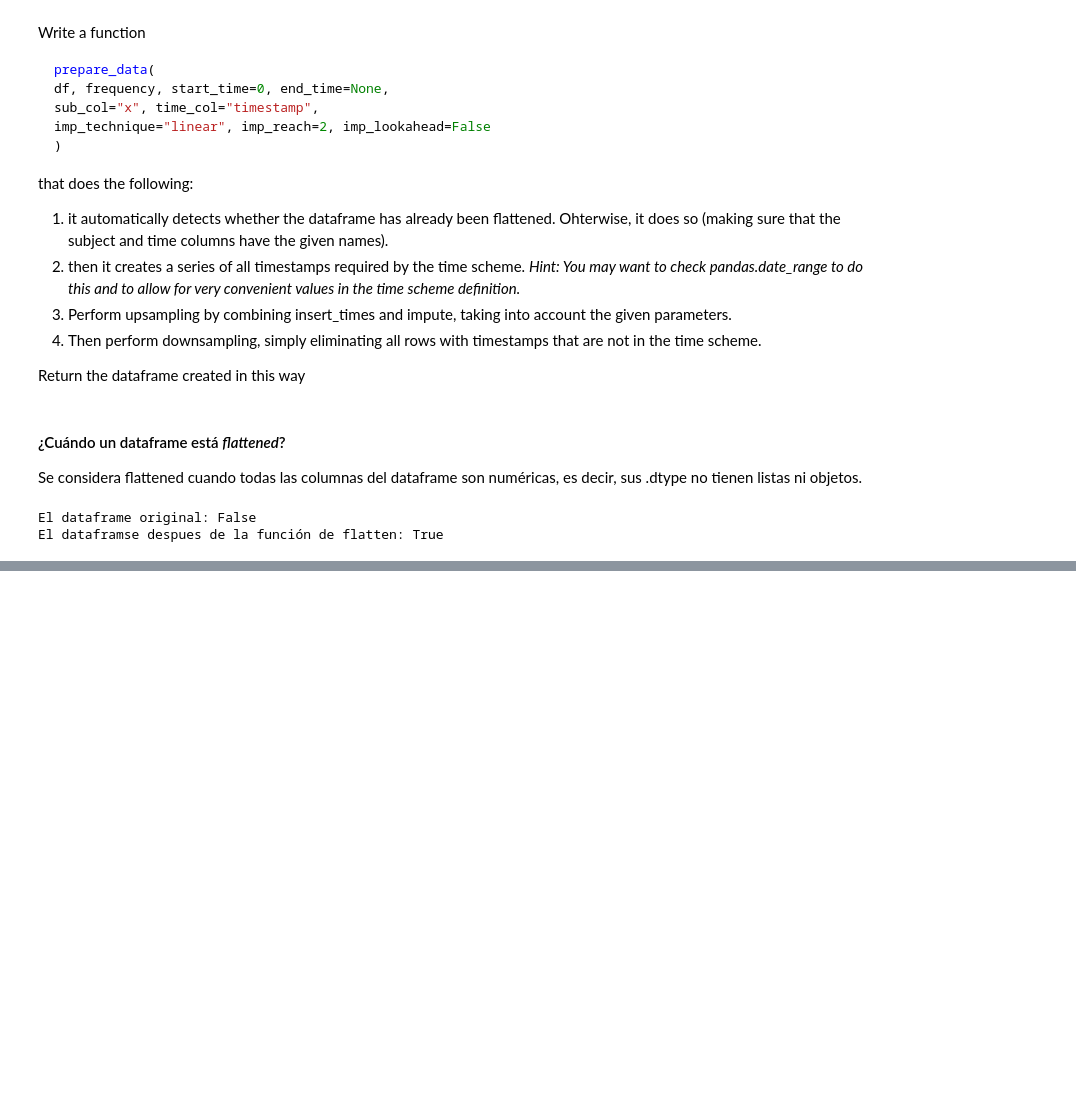
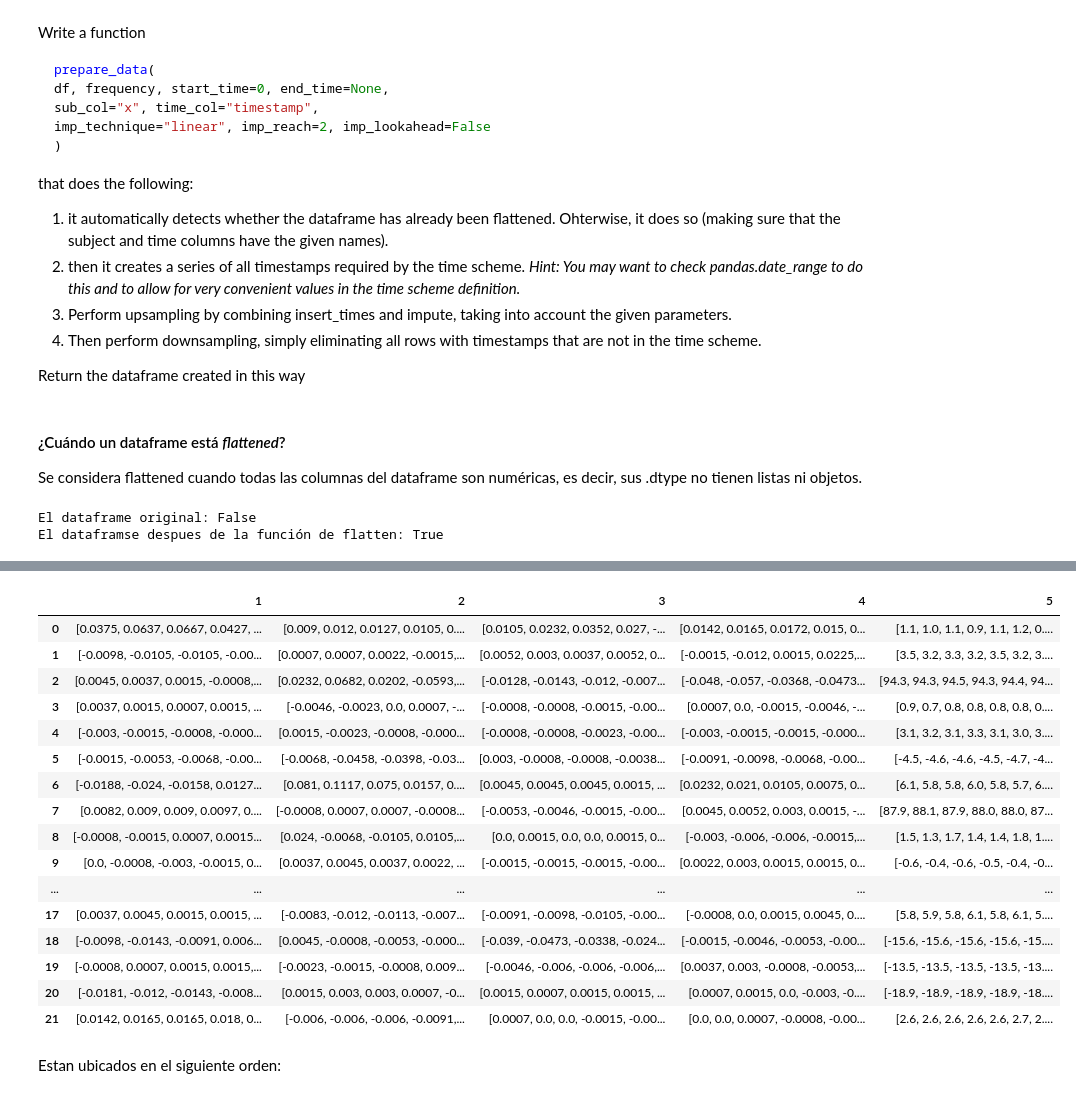
Before and after one commit to RegalParasite/TimeSesires-Sheets, a Jupyter notebook: Sheet-1.ipynb, the cells around one changed output, grey strips where cells are left out. Saved outputs shown, nothing was run; the diff lists cells and outputs as text; code cells hidden in the pictures; blank space fills up the shorter version.

```diff
--- a/Sheet-1.ipynb
+++ b/Sheet-1.ipynb
@@ -358,0 +383,55 @@ Upsampling and downsampling completed successfully.
+# %%
+abnormal_folder = 'db/SEMG_DB1/A_TXT'
+normal_folder = 'db/SEMG_DB1/N_TXT'
+
+abnormal_files = os.listdir(abnormal_folder)
+normal_files = os.listdir(normal_folder)
+archivos=abnormal_files+normal_files
+
+abnormal_paths = [os.path.join(abnormal_folder, file) for file in abnormal_files]
+normal_paths = [os.path.join(normal_folder, file) for file in normal_files]
+
+all_paths = abnormal_paths + normal_paths
+
+
+# Crear un DataFrame vacío
+
+df3=pd.DataFrame()
+
+# Lista para almacenar los dataframes
+dataframes=[]
+for i,archivo in enumerate(archivos):
+    if archivo.find('pie') != -1:
+        df = pd.read_csv(all_paths[i], delimiter='\t', skiprows=7,usecols=range(5))
+        df.columns=['1','2','3','4','5']
+
+        df_final = pd.DataFrame()
+
+        # Iterar sobre cada columna del DataFrame original
+        for columna in df.columns:
+            # Convertir la columna actual en una lista y agregarla como una fila al DataFrame final
+            df_final[columna] = [df[columna].tolist()]
+
+        df3=pd.concat([df3,df_final],ignore_index=True)
+
+df3
+# %% [output]
+|  | 1 | 2 | 3 | 4 | 5 |
+| 0 | [0.0375, 0.0637, 0.0667, 0.0427, ... | [0.009, 0.012, 0.0127, 0.0105, 0.... | [0.0105, 0.0232, 0.0352, 0.027, -... | [0.0142, 0.0165, 0.0172, 0.015, 0... | [1.1, 1.0, 1.1, 0.9, 1.1, 1.2, 0.... |
+| 1 | [-0.0098, -0.0105, -0.0105, -0.00... | [0.0007, 0.0007, 0.0022, -0.0015,... | [0.0052, 0.003, 0.0037, 0.0052, 0... | [-0.0015, -0.012, 0.0015, 0.0225,... | [3.5, 3.2, 3.3, 3.2, 3.5, 3.2, 3.... |
+| 2 | [0.0045, 0.0037, 0.0015, -0.0008,... | [0.0232, 0.0682, 0.0202, -0.0593,... | [-0.0128, -0.0143, -0.012, -0.007... | [-0.048, -0.057, -0.0368, -0.0473... | [94.3, 94.3, 94.5, 94.3, 94.4, 94... |
+| 3 | [0.0037, 0.0015, 0.0007, 0.0015, ... | [-0.0046, -0.0023, 0.0, 0.0007, -... | [-0.0008, -0.0008, -0.0015, -0.00... | [0.0007, 0.0, -0.0015, -0.0046, -... | [0.9, 0.7, 0.8, 0.8, 0.8, 0.8, 0.... |
+| 4 | [-0.003, -0.0015, -0.0008, -0.000... | [0.0015, -0.0023, -0.0008, -0.000... | [-0.0008, -0.0008, -0.0023, -0.00... | [-0.003, -0.0015, -0.0015, -0.000... | [3.1, 3.2, 3.1, 3.3, 3.1, 3.0, 3.... |
+| 5 | [-0.0015, -0.0053, -0.0068, -0.00... | [-0.0068, -0.0458, -0.0398, -0.03... | [0.003, -0.0008, -0.0008, -0.0038... | [-0.0091, -0.0098, -0.0068, -0.00... | [-4.5, -4.6, -4.6, -4.5, -4.7, -4... |
+| 6 | [-0.0188, -0.024, -0.0158, 0.0127... | [0.081, 0.1117, 0.075, 0.0157, 0.... | [0.0045, 0.0045, 0.0045, 0.0015, ... | [0.0232, 0.021, 0.0105, 0.0075, 0... | [6.1, 5.8, 5.8, 6.0, 5.8, 5.7, 6.... |
+| 7 | [0.0082, 0.009, 0.009, 0.0097, 0.... | [-0.0008, 0.0007, 0.0007, -0.0008... | [-0.0053, -0.0046, -0.0015, -0.00... | [0.0045, 0.0052, 0.003, 0.0015, -... | [87.9, 88.1, 87.9, 88.0, 88.0, 87... |
+| 8 | [-0.0008, -0.0015, 0.0007, 0.0015... | [0.024, -0.0068, -0.0105, 0.0105,... | [0.0, 0.0015, 0.0, 0.0, 0.0015, 0... | [-0.003, -0.006, -0.006, -0.0015,... | [1.5, 1.3, 1.7, 1.4, 1.4, 1.8, 1.... |
+| 9 | [0.0, -0.0008, -0.003, -0.0015, 0... | [0.0037, 0.0045, 0.0037, 0.0022, ... | [-0.0015, -0.0015, -0.0015, -0.00... | [0.0022, 0.003, 0.0015, 0.0015, 0... | [-0.6, -0.4, -0.6, -0.5, -0.4, -0... |
+| ... | ... | ... | ... | ... | ... |
+| 17 | [0.0037, 0.0045, 0.0015, 0.0015, ... | [-0.0083, -0.012, -0.0113, -0.007... | [-0.0091, -0.0098, -0.0105, -0.00... | [-0.0008, 0.0, 0.0015, 0.0045, 0.... | [5.8, 5.9, 5.8, 6.1, 5.8, 6.1, 5.... |
+| 18 | [-0.0098, -0.0143, -0.0091, 0.006... | [0.0045, -0.0008, -0.0053, -0.000... | [-0.039, -0.0473, -0.0338, -0.024... | [-0.0015, -0.0046, -0.0053, -0.00... | [-15.6, -15.6, -15.6, -15.6, -15.... |
+| 19 | [-0.0008, 0.0007, 0.0015, 0.0015,... | [-0.0023, -0.0015, -0.0008, 0.009... | [-0.0046, -0.006, -0.006, -0.006,... | [0.0037, 0.003, -0.0008, -0.0053,... | [-13.5, -13.5, -13.5, -13.5, -13.... |
+| 20 | [-0.0181, -0.012, -0.0143, -0.008... | [0.0015, 0.003, 0.003, 0.0007, -0... | [0.0015, 0.0007, 0.0015, 0.0015, ... | [0.0007, 0.0015, 0.0, -0.003, -0.... | [-18.9, -18.9, -18.9, -18.9, -18.... |
+| 21 | [0.0142, 0.0165, 0.0165, 0.018, 0... | [-0.006, -0.006, -0.006, -0.0091,... | [0.0007, 0.0, 0.0, -0.0015, -0.00... | [0.0, 0.0, 0.0007, -0.0008, -0.00... | [2.6, 2.6, 2.6, 2.6, 2.6, 2.7, 2.... |
+# %% [markdown]
+Estan ubicados en el siguiente orden:
```
Also changed, not shown: parts of 24 cells of this notebook.
